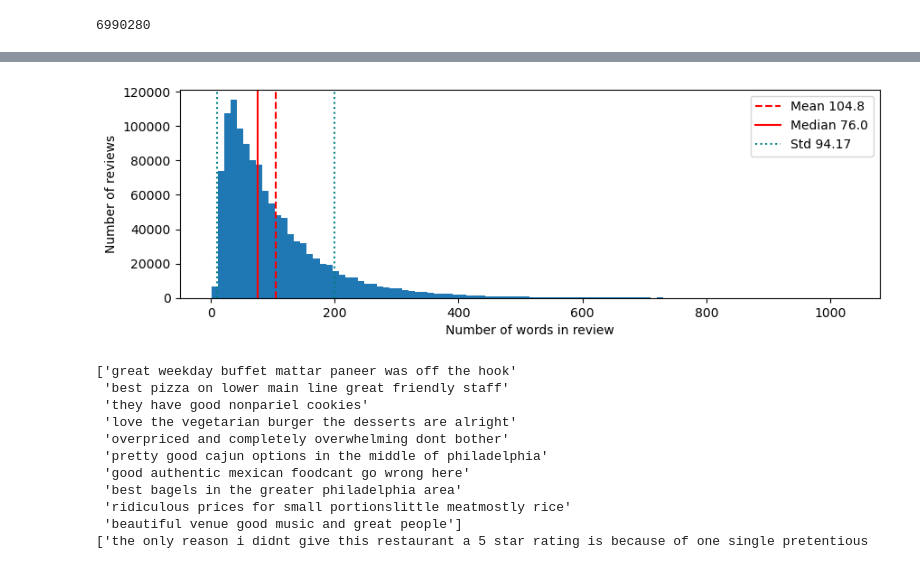
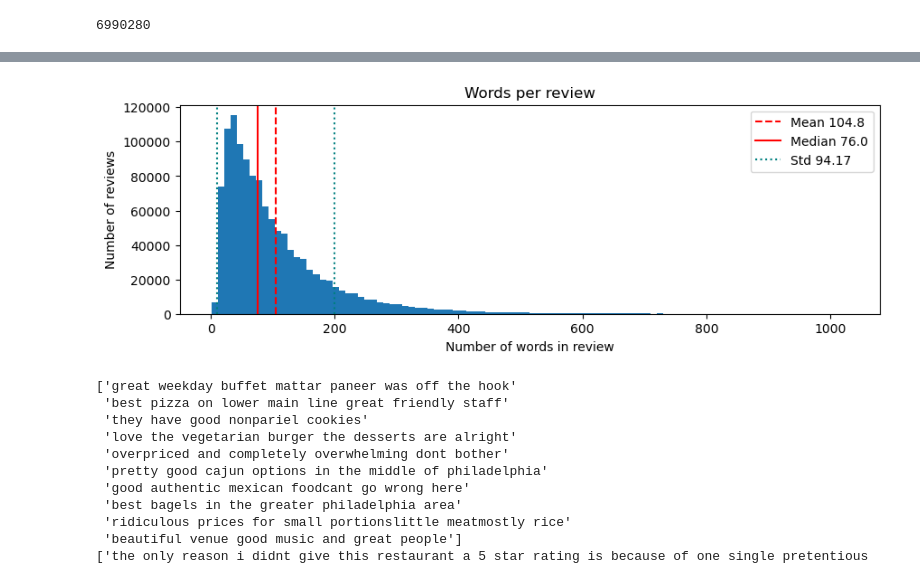
Before and after one commit to crredding/YelpDataset, a Jupyter notebook: PrepAndEDA.ipynb, the cells around one changed output, grey strips where cells are left out. Cells and saved outputs as stored; diff of their text form; code cells hidden in the pictures.

```diff
--- a/PrepAndEDA.ipynb
+++ b/PrepAndEDA.ipynb
@@ -365,28 +383,29 @@ filtered_reviews['review_words'] = filtered_reviews.apply(lambda row: num_review
 # %%
 fig, ax = plt.subplots(figsize=(10, 3))
 ax.hist(filtered_reviews['review_words'], bins=100)
 plt.axvline(x=filtered_reviews['review_words'].mean(),
             color = 'red',
             linestyle = '--',
             label='Mean {}'.format(round(filtered_reviews['review_words'].mean(), 2)))
 plt.axvline(x=filtered_reviews['review_words'].median(),
             color = 'red',
             linestyle = '-',
             label='Median {}'.format(round(filtered_reviews['review_words'].median(), 2)))
 plt.axvline(x= filtered_reviews['review_words'].mean() - filtered_reviews['review_words'].std(),
             color = 'teal',
             linestyle = ':')
 plt.axvline(x= filtered_reviews['review_words'].mean() + filtered_reviews['review_words'].std(),
             color = 'teal',
             linestyle = ':',
             label='Std {}'.format(round(filtered_reviews['review_words'].std(), 2)))
 # ax.set_yscale('log')
 ax.set_xlabel('Number of words in review')
 ax.set_ylabel('Number of reviews')
+ax.set_title('Words per review')
 plt.legend()
 plt.show()
 # %% [output]
-[figure, old version]
+[figure, new version]
 # %%
 # A quick check shows that the reviews look pretty good
 print(filtered_reviews[filtered_reviews['review_words'] < 10]['text'].head(10).values)
```
Also changed, not shown: parts of 9 cells of this notebook, 20 other files.
